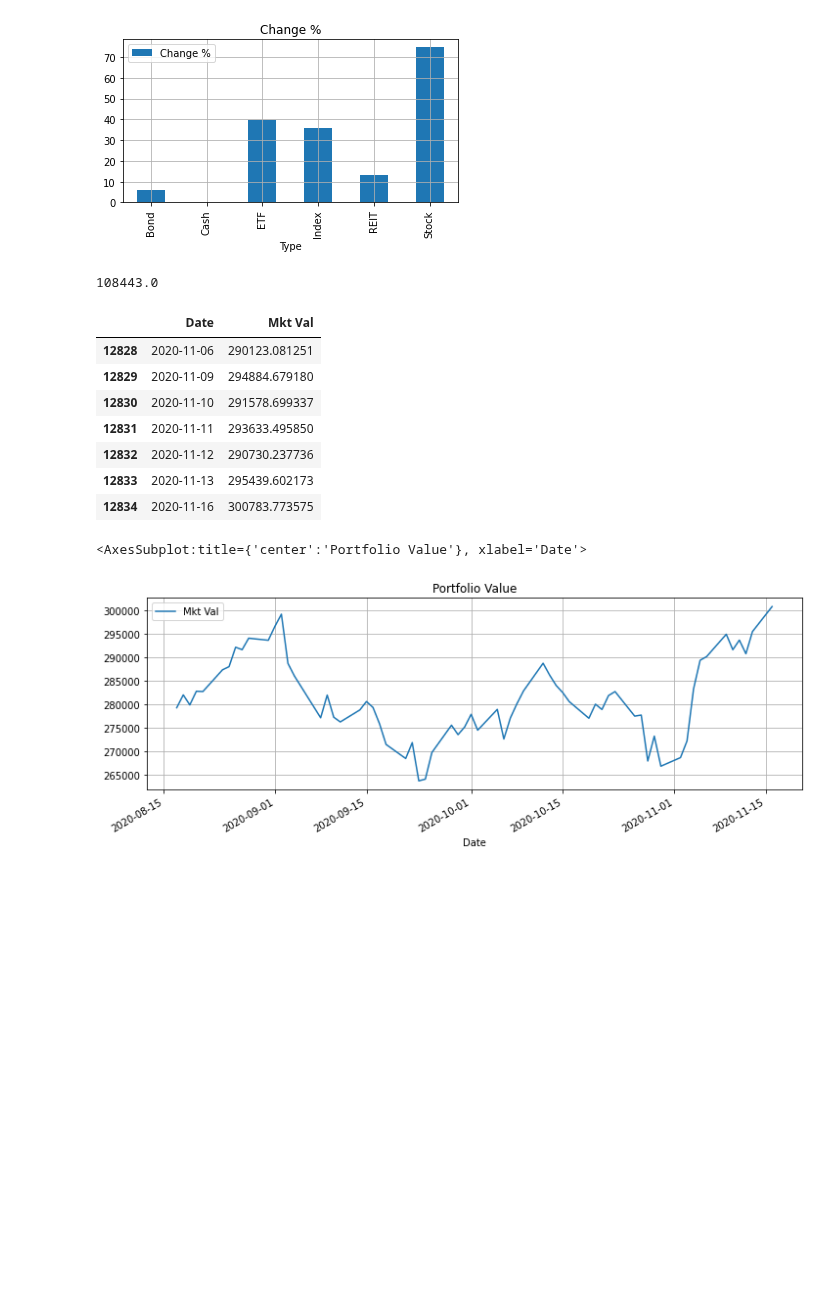
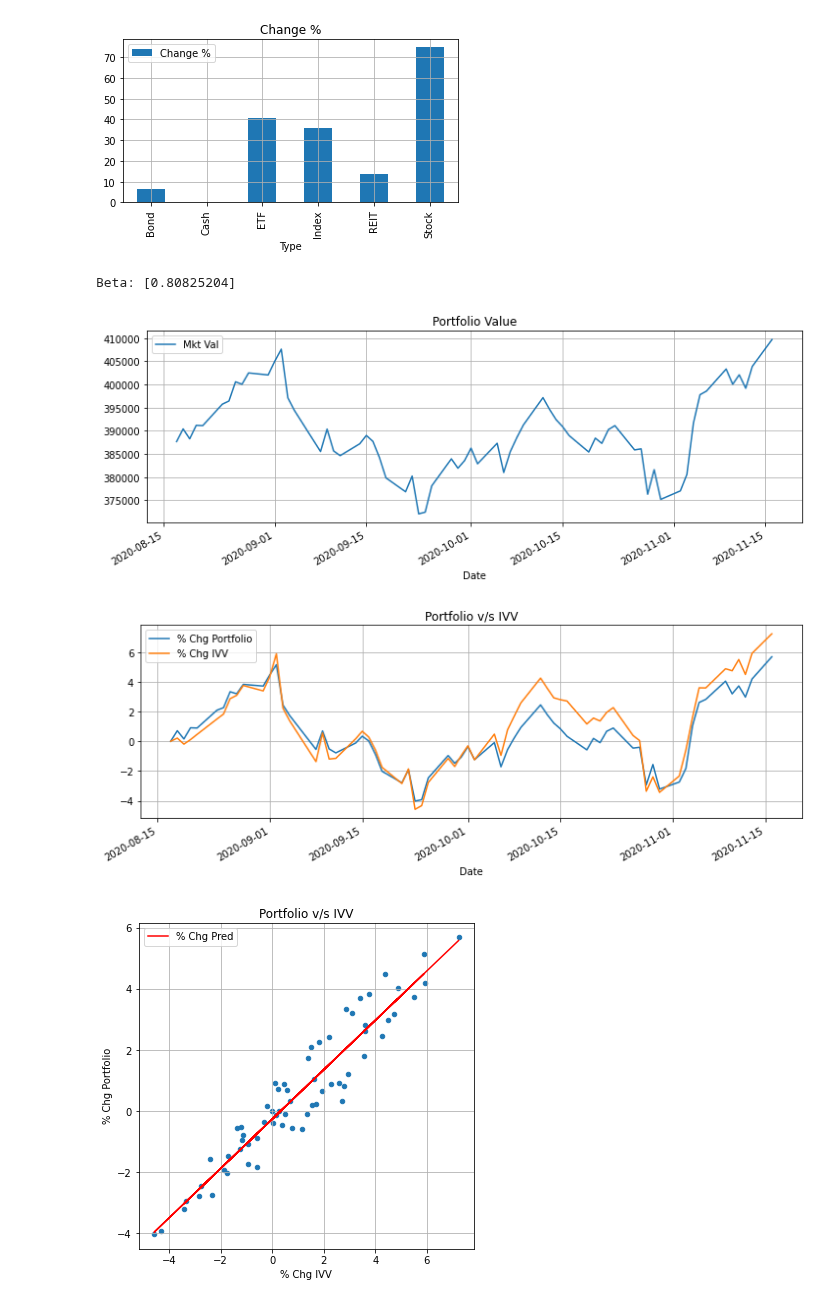
Before and after one commit to bamage00/notebooks, a Jupyter notebook: fin_1.ipynb, the cells around one changed output. Saved outputs shown, nothing was run; the diff lists cells and outputs as text; code cells hidden in the pictures; blank space fills up the shorter version.

```diff
--- a/fin_1.ipynb
+++ b/fin_1.ipynb
@@ -7,6 +10,7 @@ from dateutil.relativedelta import relativedelta
 # %%
 fig_size_1 = (12, 4)
 fig_size_2 = (6, 3)
+fig_size_3 = (6, 6)
 today = datetime.today().strftime('%Y-%m-%d')
 start_date = '1970-01-02'
 end_date = today
@@ -115,28 +119,36 @@ df_final_type.plot(y='Change %', kind='bar',
 [figure]
 [figure]
 [figure]
-# %%
-df[df['Ticker'] == 'CASH'][['Mkt Val']].values[0][0]
-# %% [output]
-108443.0
-# %%
-mkt_val = (df[df['Ticker'] != 'CASH'].groupby('Date').sum()['Mkt Val'])
-# mkt_val[['Mkt Val']] = mkt_val[['Mkt Val']] + df[df['Ticker'] == 'CASH'][['Mkt Val']].values[0][0]
-mkt_val = mkt_val.reset_index()
-mkt_val.tail(7)
-# %% [output]
-|  | Date | Mkt Val |
-| 12828 | 2020-11-06 | 290123.081251 |
-| 12829 | 2020-11-09 | 294884.679180 |
-| 12830 | 2020-11-10 | 291578.699337 |
-| 12831 | 2020-11-11 | 293633.495850 |
-| 12832 | 2020-11-12 | 290730.237736 |
-| 12833 | 2020-11-13 | 295439.602173 |
-| 12834 | 2020-11-16 | 300783.773575 |
-# %%
-mkt_val[(mkt_val['Date'] >= three_months) & (mkt_val['Date'] <= end_date)].plot(
-    x='Date', y=['Mkt Val'],
-    figsize=fig_size_1, grid=True, title='Portfolio Value')
-# %% [output]
-<AxesSubplot:title={'center':'Portfolio Value'}, xlabel='Date'>
-[figure, removed]
+# %%
+period = three_months
+
+mkt_val = (df[df['Ticker'] != 'CASH'].groupby('Date').sum()['Mkt Val']) + df[df['Ticker'] == 'CASH'][['Mkt Val']].values[0]
+mkt_val = mkt_val.reset_index()
+mkt_val[(mkt_val['Date'] >= period) & (mkt_val['Date'] <= end_date)].plot(
+    x='Date', y=['Mkt Val'],
+    figsize=fig_size_1, grid=True, title='Portfolio Value')
+
+dff = mkt_val[(mkt_val['Date'] >= period) & (mkt_val['Date'] <= end_date)].set_index('Date')
+dff['% Chg Portfolio'] = 100*(dff['Mkt Val']-dff.head(1)['Mkt Val'].values[0])/dff.head(1)['Mkt Val'].values[0]
+dff['Close IVV'] = df[(df['Ticker'] == 'IVV') & (df['Date'] >= period) & (df['Date'] <= end_date)][['Date', 'Close']].set_index('Date')
+dff['% Chg IVV'] = 100*(dff['Close IVV']-dff.head(1)['Close IVV'].values[0])/dff.head(1)['Close IVV'].values[0]
+
+model = linear_model.LinearRegression()
+model.fit(np.array(dff[['% Chg IVV']]), np.array(dff[['% Chg Portfolio']]))
+dff['% Chg Pred'] = model.predict(np.array(dff[['% Chg IVV']]))
+
+dff.plot(y=['% Chg Portfolio', '% Chg IVV'], figsize=fig_size_1, grid=True, title='Portfolio v/s IVV')
+
+fig, axes = plt.subplots(sharex=True)
+
+dff.plot(x='% Chg IVV', y='% Chg Portfolio', kind='scatter',
+         ax=axes, figsize=fig_size_3, grid=True, title='Portfolio v/s IVV')
+dff.plot(x='% Chg IVV', y='% Chg Pred', kind='line', color='Red',
+         ax=axes, figsize=fig_size_3, grid=True, title='Portfolio v/s IVV')
+
+print('Beta:', model.coef_[0])
+# %% [output]
+Beta: [0.80825204]
+[figure, added]
+[figure, added]
+[figure, added]
```
Also changed, not shown: parts of 4 cells of this notebook.
